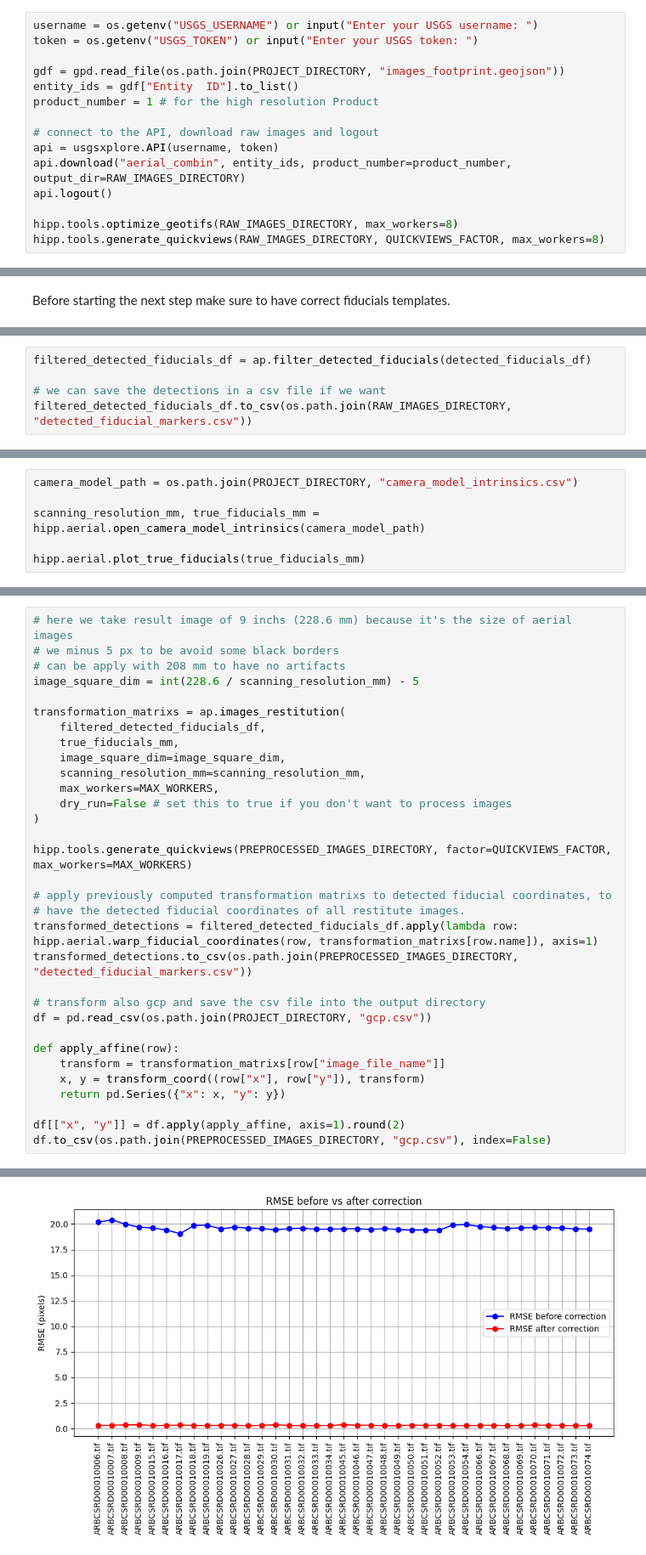
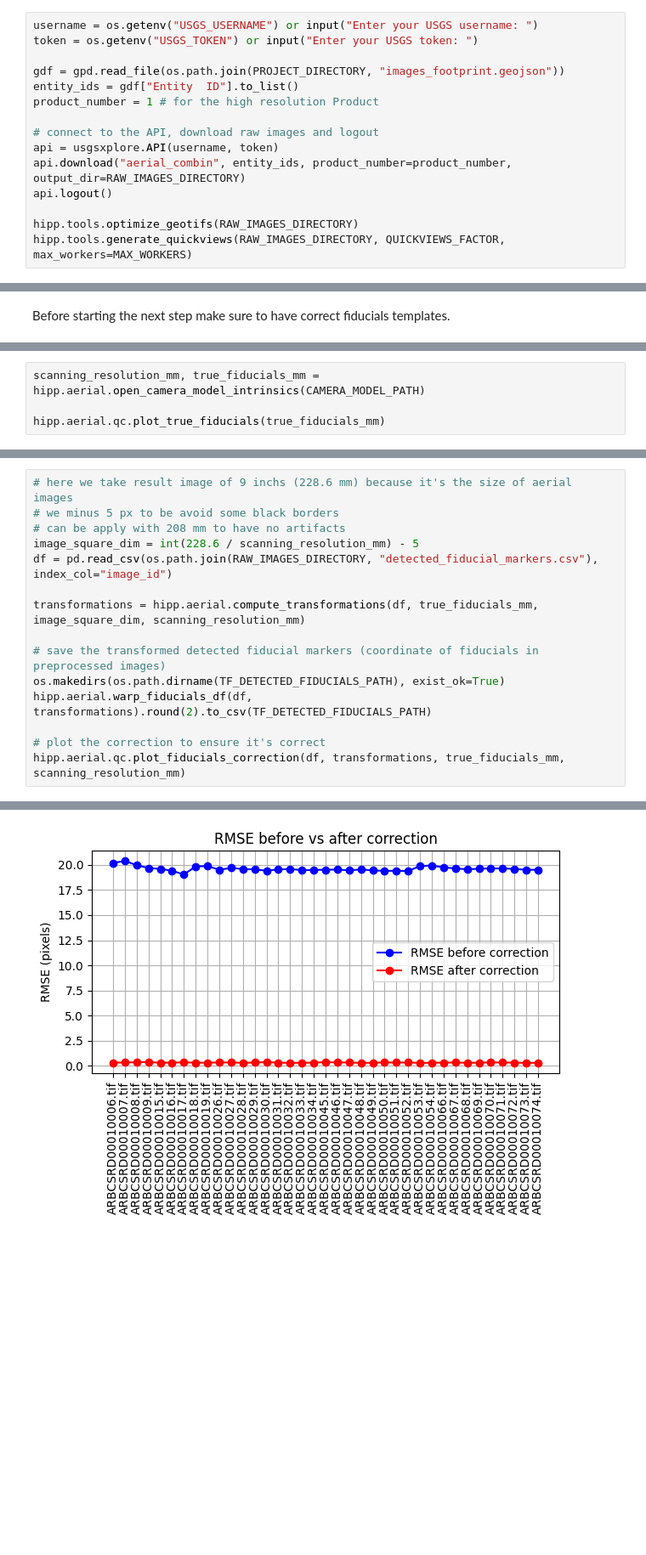
Before and after one commit to shippp/history, a Jupyter notebook: notebooks/casa_grande_aerial.ipynb, the cells around one changed output, grey strips where cells are left out. Shown at 85% size. Drawn from its saved outputs; the diff is of its cells as text; blank space fills up the shorter version.

```diff
--- a/notebooks/casa_grande_aerial.ipynb
+++ b/notebooks/casa_grande_aerial.ipynb
@@ -36,5 +46,5 @@ api = usgsxplore.API(username, token)
 api.download("aerial_combin", entity_ids, product_number=product_number, output_dir=RAW_IMAGES_DIRECTORY)
 api.logout()
 
-hipp.tools.optimize_geotifs(RAW_IMAGES_DIRECTORY, max_workers=8)
-hipp.tools.generate_quickviews(RAW_IMAGES_DIRECTORY, QUICKVIEWS_FACTOR, max_workers=8)
+hipp.tools.optimize_geotifs(RAW_IMAGES_DIRECTORY)
+hipp.tools.generate_quickviews(RAW_IMAGES_DIRECTORY, QUICKVIEWS_FACTOR, max_workers=MAX_WORKERS)
@@ -115,6 +148,5 @@ After filtering:
 # %%
-filtered_detected_fiducials_df = ap.filter_detected_fiducials(detected_fiducials_df)
+scanning_resolution_mm, true_fiducials_mm = hipp.aerial.open_camera_model_intrinsics(CAMERA_MODEL_PATH)
 
-# we can save the detections in a csv file if we want
-filtered_detected_fiducials_df.to_csv(os.path.join(RAW_IMAGES_DIRECTORY, "detected_fiducial_markers.csv"))
+hipp.aerial.qc.plot_true_fiducials(true_fiducials_mm)
 # %% [output]
@@ -132,6 +153,0 @@ As we can see on those qc plots, no outliers are found probably cause the detect
-# %%
-camera_model_path = os.path.join(PROJECT_DIRECTORY, "camera_model_intrinsics.csv")
-
-scanning_resolution_mm, true_fiducials_mm = hipp.aerial.open_camera_model_intrinsics(camera_model_path)
-
-hipp.aerial.plot_true_fiducials(true_fiducials_mm)
@@ -160,31 +173,14 @@ The `AerialPreprocessing.images_restitution` method will preprocess all images i
 # we minus 5 px to be avoid some black borders
 # can be apply with 208 mm to have no artifacts
 image_square_dim = int(228.6 / scanning_resolution_mm) - 5
+df = pd.read_csv(os.path.join(RAW_IMAGES_DIRECTORY, "detected_fiducial_markers.csv"), index_col="image_id")
 
-transformation_matrixs = ap.images_restitution(
-    filtered_detected_fiducials_df,
-    true_fiducials_mm,
-    image_square_dim=image_square_dim,
-    scanning_resolution_mm=scanning_resolution_mm,
-    max_workers=MAX_WORKERS,
-    dry_run=False # set this to true if you don't want to process images
-)
+transformations = hipp.aerial.compute_transformations(df, true_fiducials_mm, image_square_dim, scanning_resolution_mm)
 
-hipp.tools.generate_quickviews(PREPROCESSED_IMAGES_DIRECTORY, factor=QUICKVIEWS_FACTOR, max_workers=MAX_WORKERS)
+# save the transformed detected fiducial markers (coordinate of fiducials in preprocessed images)
+os.makedirs(os.path.dirname(TF_DETECTED_FIDUCIALS_PATH), exist_ok=True)
+hipp.aerial.warp_fiducials_df(df, transformations).round(2).to_csv(TF_DETECTED_FIDUCIALS_PATH)
 
-# apply previously computed transformation matrixs to detected fiducial coordinates, to
-# have the detected fiducial coordinates of all restitute images.
-transformed_detections = filtered_detected_fiducials_df.apply(lambda row: hipp.aerial.warp_fiducial_coordinates(row, transformation_matrixs[row.name]), axis=1)
-transformed_detections.to_csv(os.path.join(PREPROCESSED_IMAGES_DIRECTORY, "detected_fiducial_markers.csv"))
-
-# transform also gcp and save the csv file into the output directory
-df = pd.read_csv(os.path.join(PROJECT_DIRECTORY, "gcp.csv"))
-
-def apply_affine(row):
-    transform = transformation_matrixs[row["image_file_name"]]
-    x, y = transform_coord((row["x"], row["y"]), transform)
-    return pd.Series({"x": x, "y": y})
-
-df[["x", "y"]] = df.apply(apply_affine, axis=1).round(2)
-df.to_csv(os.path.join(PREPROCESSED_IMAGES_DIRECTORY, "gcp.csv"), index=False)
+# plot the correction to ensure it's correct
+hipp.aerial.qc.plot_fiducials_correction(df, transformations, true_fiducials_mm, scanning_resolution_mm)
 # %% [output]
@@ -192 +187 @@ Generating quickviews: 0image [00:00, ?image/s]
-[figure, old version]
+[figure, new version]
```
Also changed, not shown: parts of 28 cells of this notebook, 2 other files.
